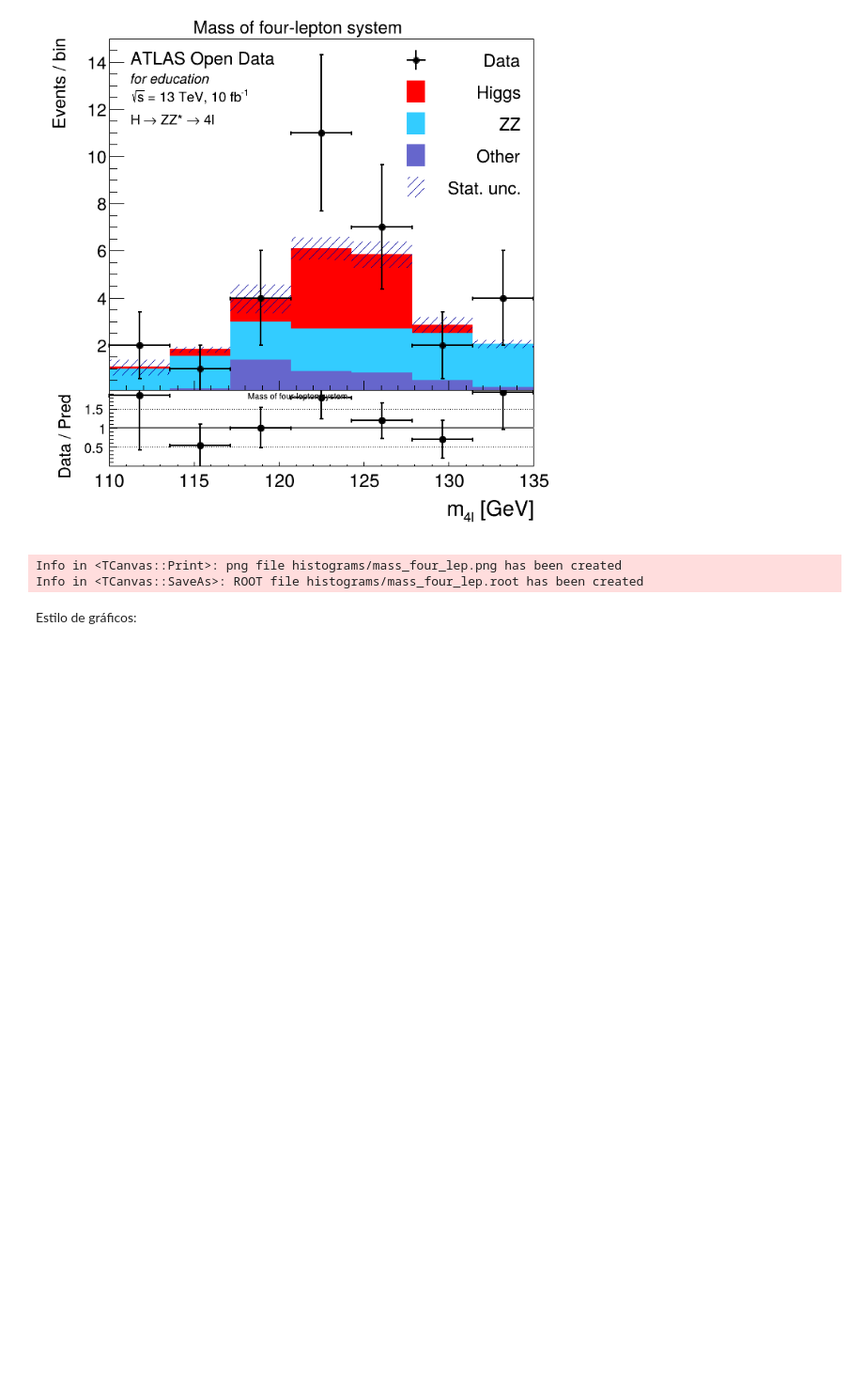
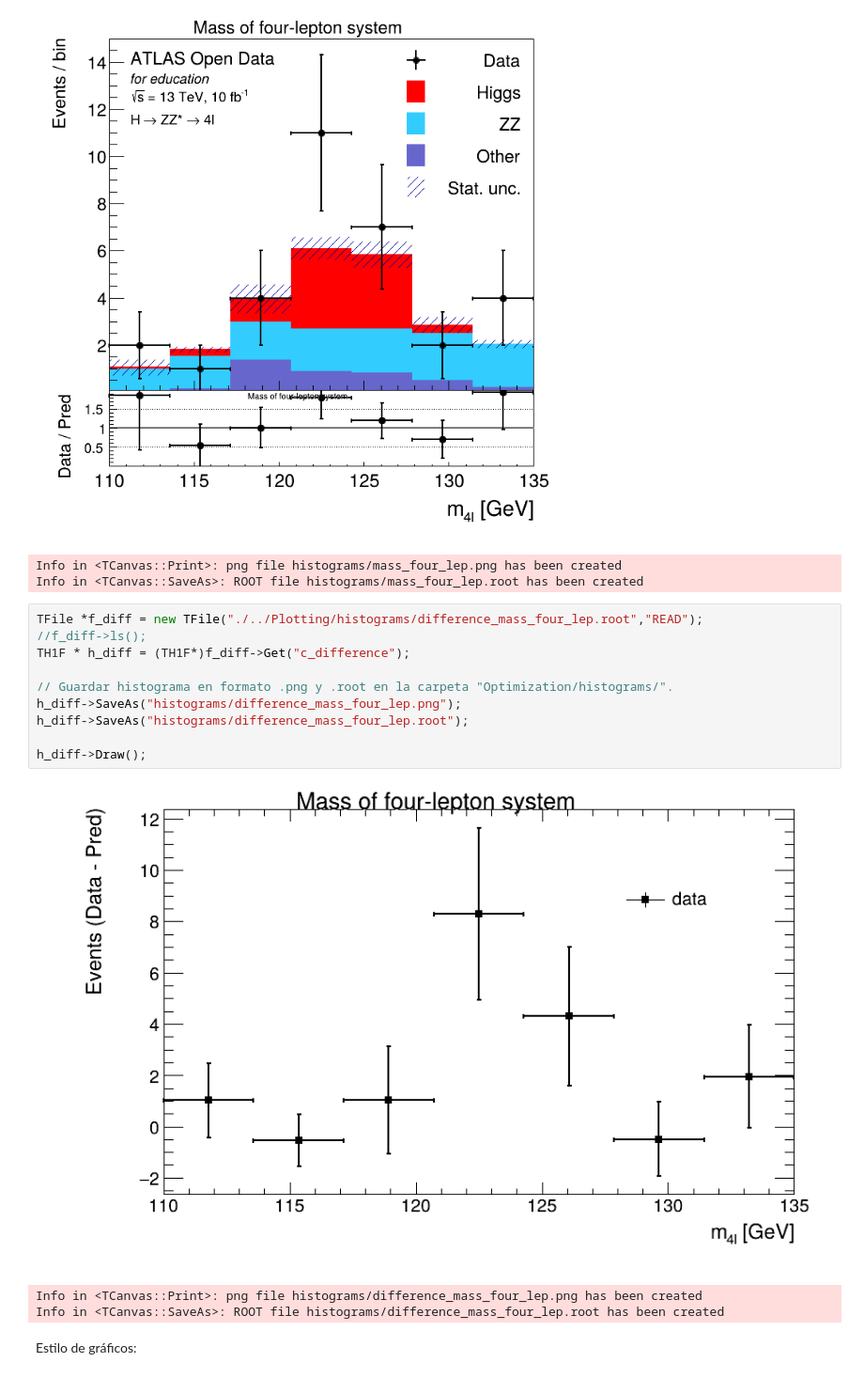
Before and after one commit to AltuOs/HZZ4l, a Jupyter notebook: Optimization/Optimization-MLE-Mass_and_Width.ipynb, the cells around one changed output. Shown at 94% size. Cells and saved outputs as stored; diff of their text form; blank space fills up the shorter version.

Commit message:
- Plotting: Se incluyó legenda al histograma h_difference. - Optimization...: Se restableció la definición de dataHist al tag v1.0. - Se muestra el histograma "difference_mass_four_lep".

```diff
--- a/Optimization/Optimization-MLE-Mass_and_Width.ipynb
+++ b/Optimization/Optimization-MLE-Mass_and_Width.ipynb
@@ -58,6 +58,20 @@ h1->Draw();
 [figure]
 Info in <TCanvas::Print>: png file histograms/mass_four_lep.png has been created
 Info in <TCanvas::SaveAs>: ROOT file histograms/mass_four_lep.root has been created
+# %%
+TFile *f_diff = new TFile("./../Plotting/histograms/difference_mass_four_lep.root","READ");
+//f_diff->ls();
+TH1F * h_diff = (TH1F*)f_diff->Get("c_difference");
+
+// Guardar histograma en formato .png y .root en la carpeta "Optimization/histograms/".
+h_diff->SaveAs("histograms/difference_mass_four_lep.png");
+h_diff->SaveAs("histograms/difference_mass_four_lep.root");
+
+h_diff->Draw();
+# %% [output]
+[figure, added]
+Info in <TCanvas::Print>: png file histograms/difference_mass_four_lep.png has been created
+Info in <TCanvas::SaveAs>: ROOT file histograms/difference_mass_four_lep.root has been created
 # %% [markdown]
 Estilo de gráficos:
 # %%
```
Also changed, not shown: parts of 1 cell of this notebook, 1 other file.
